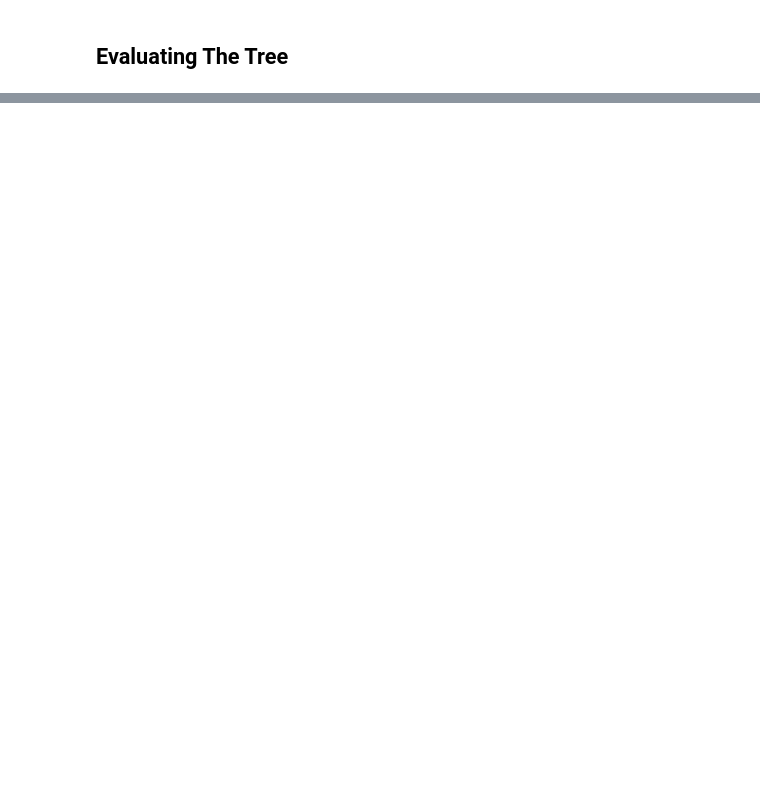
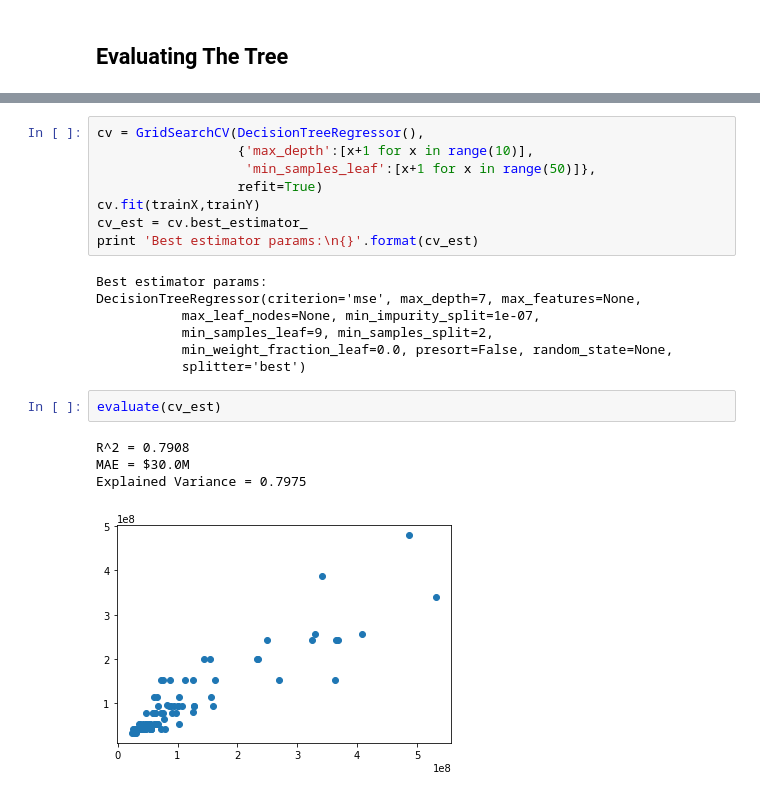
Before and after one commit to Jbroski/movie-data, a Jupyter notebook: Movie Decision Trees.ipynb, the cells around one changed output, grey strips where cells are left out. Saved outputs shown, nothing was run; the diff lists cells and outputs as text; blank space fills up the shorter version.

```diff
--- a/Movie Decision Trees.ipynb
+++ b/Movie Decision Trees.ipynb
@@ -206,0 +183,22 @@ RMSE = $41.98M
+# %%
+cv = GridSearchCV(DecisionTreeRegressor(),
+                  {'max_depth':[x+1 for x in range(10)],
+                   'min_samples_leaf':[x+1 for x in range(50)]},
+                  refit=True)
+cv.fit(trainX,trainY)
+cv_est = cv.best_estimator_
+print 'Best estimator params:\n{}'.format(cv_est)
+# %% [output]
+Best estimator params:
+DecisionTreeRegressor(criterion='mse', max_depth=7, max_features=None,
+           max_leaf_nodes=None, min_impurity_split=1e-07,
+           min_samples_leaf=9, min_samples_split=2,
+           min_weight_fraction_leaf=0.0, presort=False, random_state=None,
+           splitter='best')
+# %%
+evaluate(cv_est)
+# %% [output]
+R^2 = 0.7908
+MAE = $30.0M
+Explained Variance = 0.7975
+[figure, added]
```
Also changed, not shown: parts of 29 cells of this notebook.
